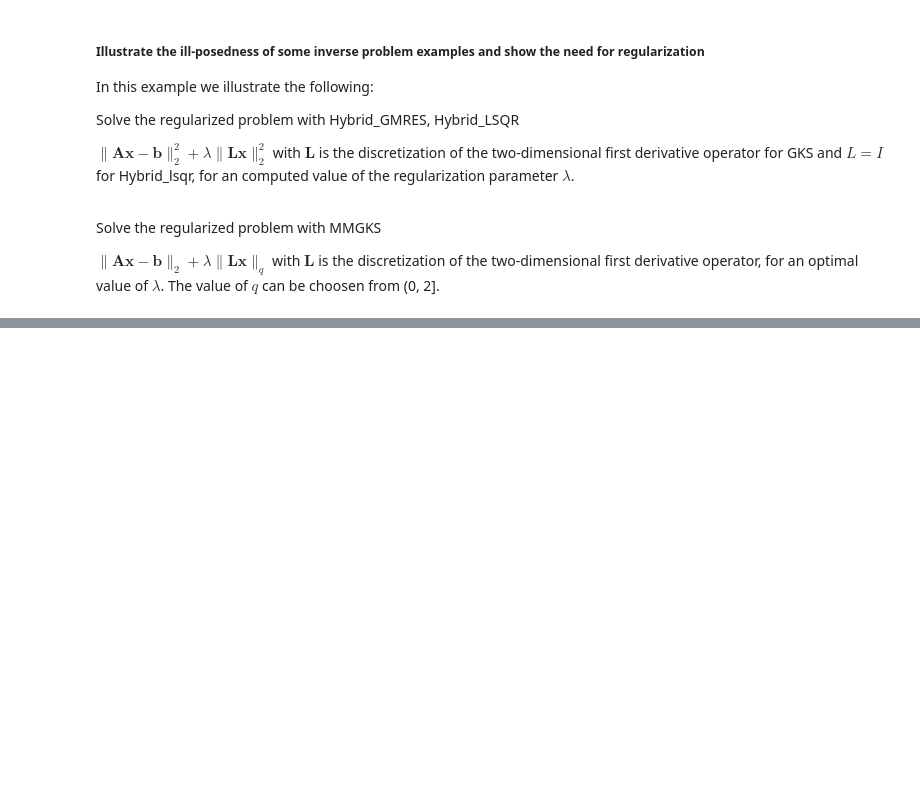
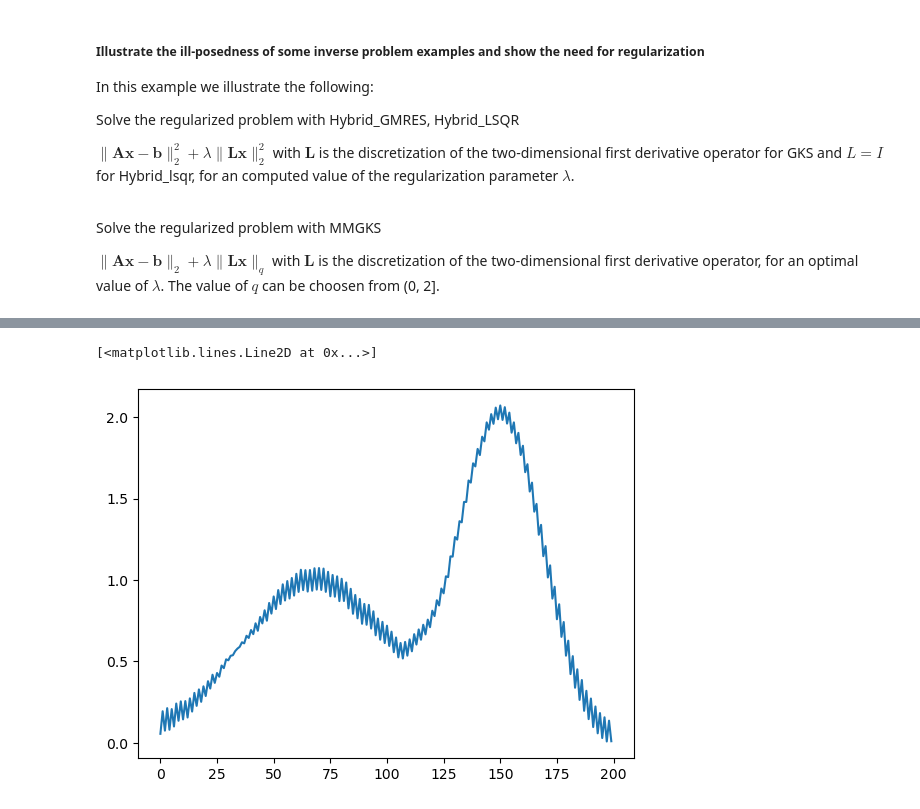
Before and after one commit to mpasha3/trips-py, a Jupyter notebook: demos/demo_1D_deblurring.ipynb, the cells around one changed output, grey strips where cells are left out. Cells and saved outputs as stored; diff of their text form; code cells hidden in the pictures; blank space fills up the shorter version.

Commit message:
truncated gsvd solution

```diff
--- a/demos/demo_1D_deblurring.ipynb
+++ b/demos/demo_1D_deblurring.ipynb
@@ -130,3 +123,0 @@ b_vec.shape
-# %%
-k = 3
-xtGSVD = tgsvd_tik_sol(A.todense(),L.todense(),b_vec,k)
@@ -138,13 +124,3 @@ plt.plot(xtGSVD)
-# %%
-def tgsvd_tik_sol(A,L,b_vec,k):
-    mu = 0.01
-    U, _, Z, C, S = gsvd(A,L)
-    Y = np.linalg.inv(Z.T)[:,0:k]
-    CC = C[0:k,0:k]
-    SS = S[0:k,0:k]
-    UU = U.T[0:k,:]
-    xsol = Y@np.linalg.inv(CC.T@CC+1/mu*SS.T@SS)@CC.T@(UU@b_vec)
-    return xsol
 # %%
 L = first_derivative_operator(nx)
 def gsvd_tik_sol(A,L,b_vec,mu):
@@ -182,3 +138,28 @@ plt.plot(xsol[2])
+# %%
+def tgsvd_tik_sol(A,L,b_vec,k):
+    U, _, Z, C, S = gsvd(A,L)
+    C[:k,:k]=0
+    xsol = np.linalg.inv(Z.T)@C@U.T@b_vec
+    return xsol
+
+# def tgsvd_tik_sol(A,L,b_vec,k):
+#     mu = 0.001
+#     U, _, Z, C, S = gsvd(A,L)
+#     Y = np.linalg.inv(Z.T)[:,0:k]
+#     CC = C[-k:,-k:]
+#     SS = S[0:k,0:k]
+#     UU = U.T[0:k,:]
+#     print(UU.shape)
+#     print(np.linalg.inv(CC.T@CC+(1/mu)*SS.T@SS).shape)
+#     xsol = Y@np.linalg.inv(CC.T@CC+(1/mu)*SS.T@SS)@CC.T@(UU@b_vec)
+#     return xsol
+
+k = 50
+xtGSVD = tgsvd_tik_sol(A.todense(),L.todense(),b_vec,k)
+plt.plot(xtGSVD)
+# %% [output]
+[<matplotlib.lines.Line2D at 0x...>]
+[figure, added]
 # %%
 # Compute a solution by GKS
 # Define a derivative operator as a regularization operator
```
Also changed, not shown: parts of 16 cells of this notebook, 1 other file.
